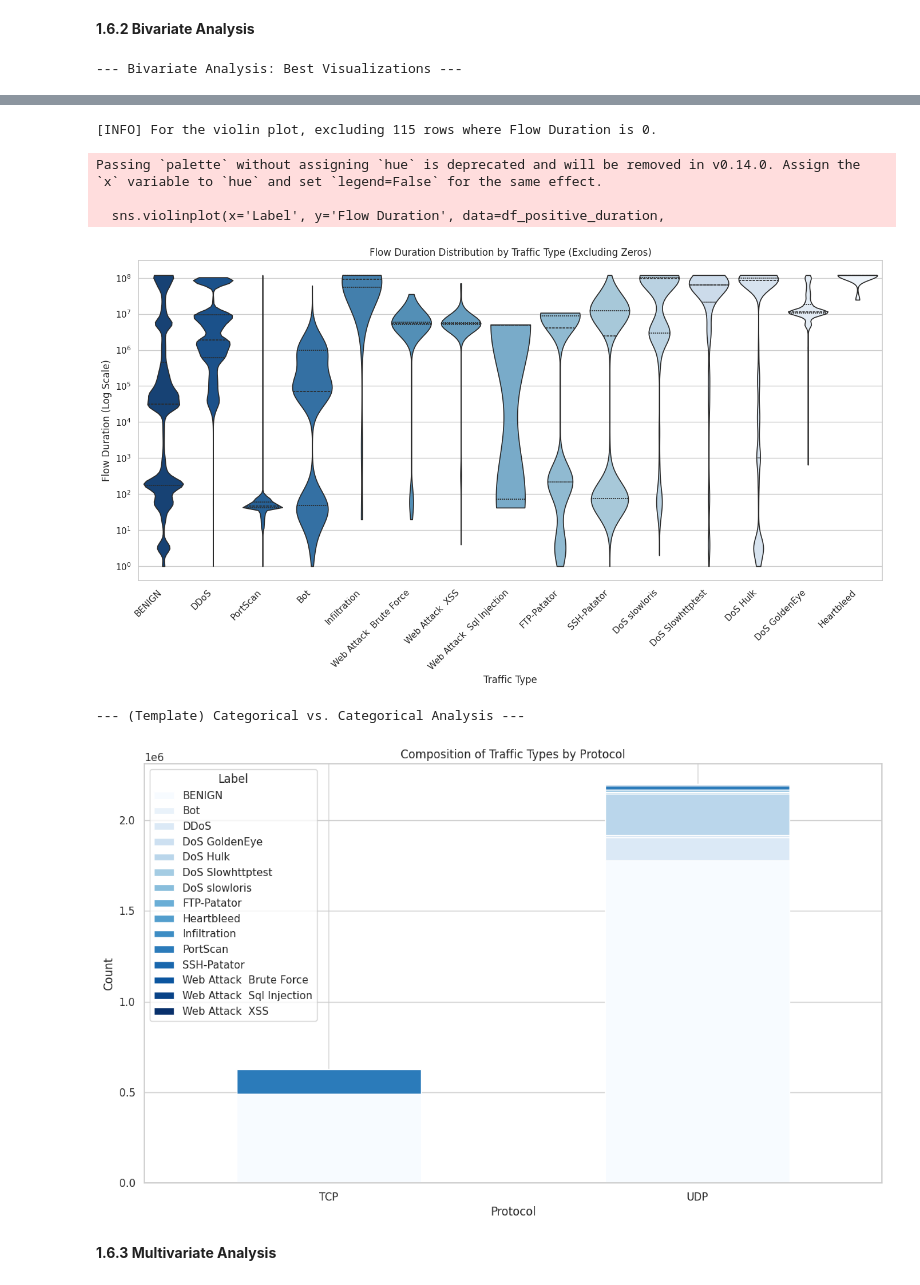
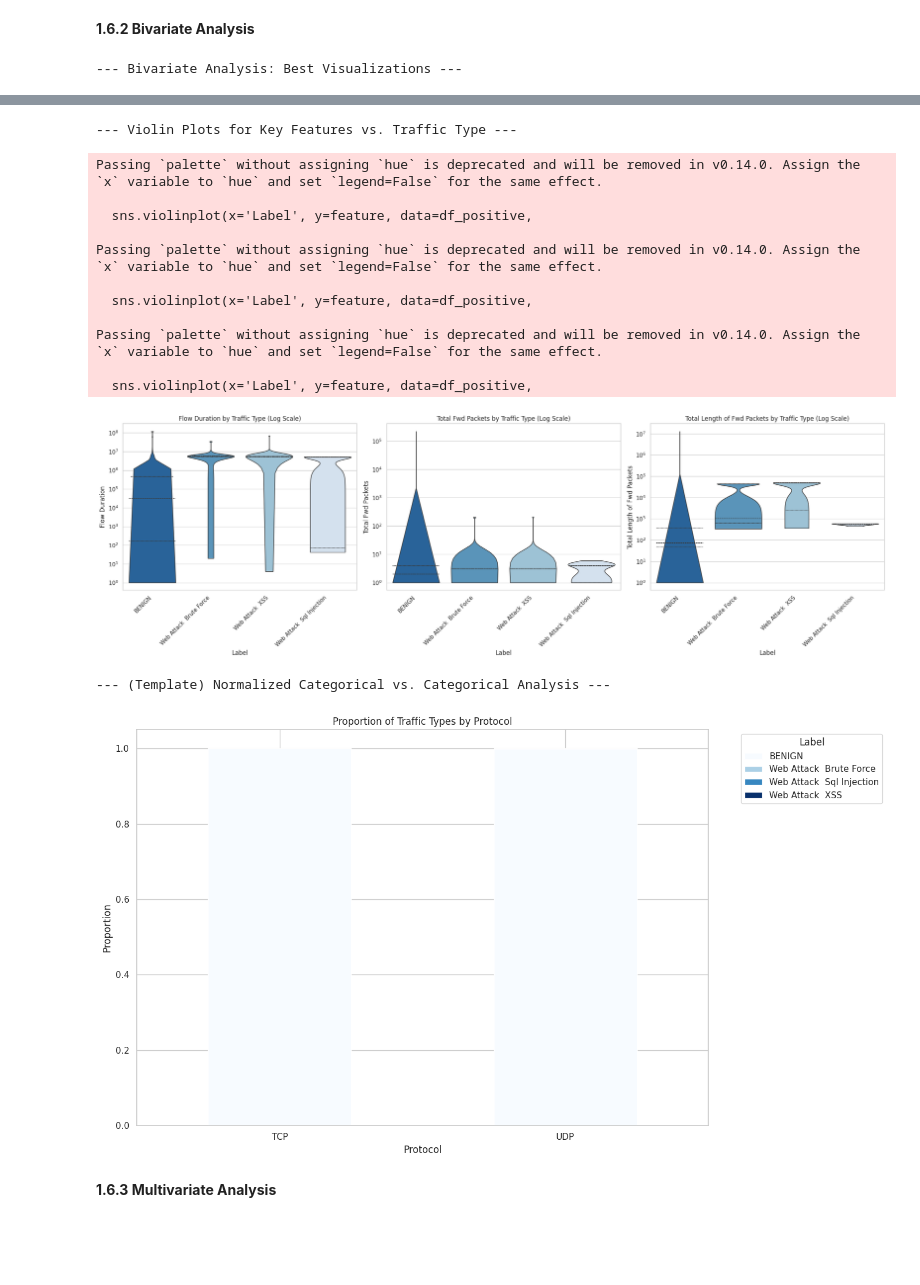
Before and after one commit to tanvirshikdar/CSE498R, a Jupyter notebook: Tanvir.ipynb, the cells around one changed output, grey strips where cells are left out. Drawn from its saved outputs; the diff is of its cells as text; code cells hidden in the pictures; blank space fills up the shorter version.

```diff
--- a/Tanvir.ipynb
+++ b/Tanvir.ipynb
@@ -40,7 +40,7 @@ Mounted at /content/drive
 # Description: Defines paths, extracts the zipped dataset, and loads all CSVs into a single DataFrame.
 
 # Define paths and create directory
-zip_path = '/content/drive/MyDrive/Research/Dataset/MachineLearningCSV.zip'
+zip_path = '/content/drive/MyDrive/Tanvir/Dataset/MachineLearningCSV.zip'
 extract_path = '/content/extracted_csvs/'
 os.makedirs(extract_path, exist_ok=True)
 
@@ -320,43 +358,57 @@ Name: count, dtype: int64
 if 'df_clean' in locals():
     print("--- Bivariate Analysis: Best Visualizations ---")
 
-    # --- 1. Numeric vs. Numeric: Correlation Heatmap ---
+    # --- 1. Numeric vs. Numeric: Enhanced Correlation Heatmap ---
+    # We'll mask the upper triangle to remove redundancy and improve clarity.
     plt.figure(figsize=(12, 9))
     numeric_df = df_clean.select_dtypes(include=[np.number])
-    sns.heatmap(numeric_df.corr(), cmap='Blues')
-    plt.title('Feature Correlation Heatmap')
+    corr_matrix = numeric_df.corr()
+
+    # Create a mask for the upper triangle
+    mask = np.triu(np.ones_like(corr_matrix, dtype=bool))
+
+    sns.heatmap(corr_matrix, cmap='Blues', mask=mask)
+    plt.title('Feature Correlation Heatmap (Lower Triangle)')
     plt.show()
 
-    # --- 2. Numeric vs. Categorical: Violin Plot (IMPROVED) ---
-    # Create a new DataFrame excluding zero-duration flows for proper log scaling.
-    df_positive_duration = df_clean[df_clean['Flow Duration'] > 0]
+    # --- 2. Numeric vs. Categorical: Grid of Violin Plots ---
+    # Analyze multiple key features to get a broader understanding.
+    features_to_plot = ['Flow Duration', 'Total Fwd Packets', 'Total Length of Fwd Packets']
+    print("\n--- Violin Plots for Key Features vs. Traffic Type ---")
 
-    # Calculate how many rows were excluded
-    excluded_rows = len(df_clean) - len(df_positive_duration)
-    print(f"[INFO] For the violin plot, excluding {excluded_rows} rows where Flow Duration is 0.")
+    fig, axes = plt.subplots(1, 3, figsize=(22, 7))
 
-    plt.figure(figsize=(14, 8))
-    plt.yscale('log')
-    sns.violinplot(x='Label', y='Flow Duration', data=df_positive_duration,
-                   palette='Blues_r', inner='quartile', cut=0)
-    plt.xticks(rotation=45, ha='right')
-    plt.title('Flow Duration Distribution by Traffic Type (Excluding Zeros)')
-    plt.xlabel('Traffic Type')
-    plt.ylabel('Flow Duration (Log Scale)')
+    for i, feature in enumerate(features_to_plot):
+        # Filter out zero values for each feature for proper log scaling
+        df_positive = df_clean[df_clean[feature] > 0]
+
+        sns.violinplot(x='Label', y=feature, data=df_positive,
+                       palette='Blues_r', inner='quartile', cut=0, ax=axes[i])
+        axes[i].set_yscale('log')
+        axes[i].set_title(f'{feature} by Traffic Type (Log Scale)')
+        # Rotate x-axis labels for readability
+        axes[i].set_xticklabels(axes[i].get_xticklabels(), rotation=45, ha='right')
+
     plt.tight_layout()
     plt.show()
 
-    # --- 3. Categorical vs. Categorical: Stacked Bar Chart ---
-    print("\n--- (Template) Categorical vs. Categorical Analysis ---")
+    # --- 3. Categorical vs. Categorical: Normalized Stacked Bar Chart ---
+    print("\n--- (Template) Normalized Categorical vs. Categorical Analysis ---")
+    # Create hypothetical 'Protocol' column if it doesn't exist
     if 'Protocol' not in df_clean.columns:
-        df_clean['Protocol'] = df_clean['Destination Port'].apply(lambda port: 'TCP' if port > 1024 else 'UDP')
+        df_clean['Protocol'] = df_clean['Destination Port'].apply(lambda p: 'TCP' if p > 1024 else 'UDP')
 
+    # Create a contingency table and normalize it to show percentages
     contingency_table = pd.crosstab(df_clean['Protocol'], df_clean['Label'])
+    normalized_table = contingency_table.div(contingency_table.sum(axis=1), axis=0)
 
-    contingency_table.plot(kind='bar', stacked=True, figsize=(14, 8),
-                           colormap='Blues', title='Composition of Traffic Types by Protocol')
-    plt.ylabel('Count')
+    # Plot the 100% stacked bar chart
+    normalized_table.plot(kind='bar', stacked=True, figsize=(14, 8),
+                          colormap='Blues', title='Proportion of Traffic Types by Protocol')
+    plt.ylabel('Proportion')
     plt.xticks(rotation=0)
+    plt.legend(title='Label', bbox_to_anchor=(1.05, 1), loc='upper left')
+    plt.tight_layout()
     plt.show()
 
 else:
@@ -367,9 +419,17 @@ else:
-[INFO] For the violin plot, excluding 115 rows where Flow Duration is 0.
+--- Violin Plots for Key Features vs. Traffic Type ---
 Passing `palette` without assigning `hue` is deprecated and will be removed in v0.14.0. Assign the `x` variable to `hue` and set `legend=False` for the same effect.
 
-  sns.violinplot(x='Label', y='Flow Duration', data=df_positive_duration,
+  sns.violinplot(x='Label', y=feature, data=df_positive,
+
+Passing `palette` without assigning `hue` is deprecated and will be removed in v0.14.0. Assign the `x` variable to `hue` and set `legend=False` for the same effect.
+
+  sns.violinplot(x='Label', y=feature, data=df_positive,
+
+Passing `palette` without assigning `hue` is deprecated and will be removed in v0.14.0. Assign the `x` variable to `hue` and set `legend=False` for the same effect.
+
+  sns.violinplot(x='Label', y=feature, data=df_positive,
-[figure, old version]
+[figure, new version]
---- (Template) Categorical vs. Categorical Analysis ---
+--- (Template) Normalized Categorical vs. Categorical Analysis ---
-[figure, old version]
+[figure, new version]
 # %% [markdown]
 **1.6.3 Multivariate Analysis**
```
Also changed, not shown: parts of 15 cells of this notebook.
